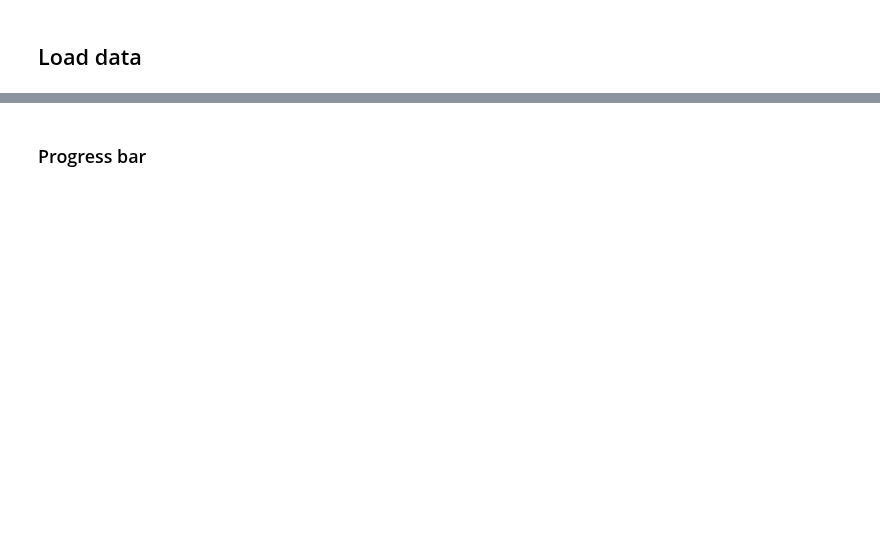
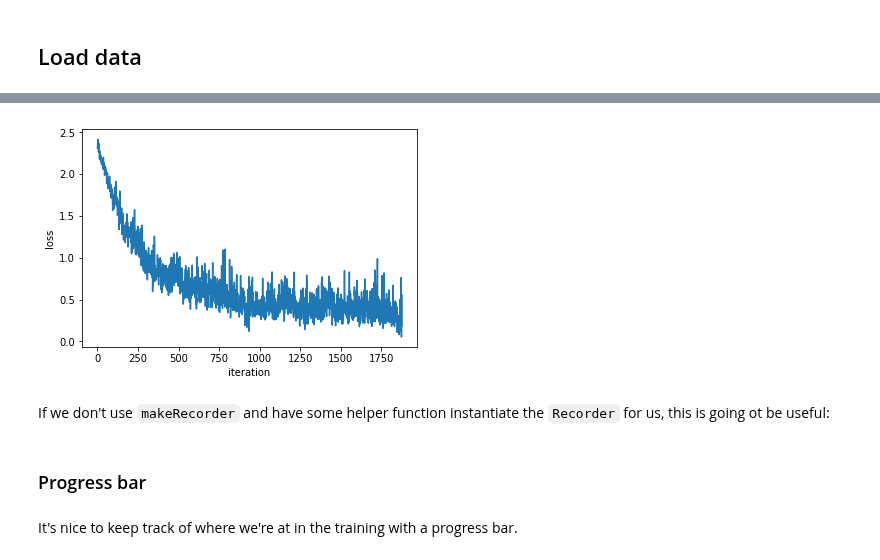
Before and after one commit to fastai/fastai_dev, a Jupyter notebook: dev_swift/05_anneal.ipynb, the cells around one changed output, grey strips where cells are left out. Drawn from its saved outputs; the diff is of its cells as text; code cells hidden in the pictures; blank space fills up the shorter version.

```diff
--- a/dev_swift/05_anneal.ipynb
+++ b/dev_swift/05_anneal.ipynb
@@ -76,3 +152,11 @@ recorder.losses.count
+# %%
+recorder.plotLosses()
+# %% [output]
+[figure, added]
+# %% [markdown]
+If we don't use `makeRecorder` and have some helper function instantiate the `Recorder` for us, this is going ot be useful:
 # %% [markdown]
 ### Progress bar
+# %% [markdown]
+It's nice to keep track of where we're at in the training with a progress bar.
 # %%
```
Also changed, not shown: parts of 58 cells of this notebook, 42 other files.
